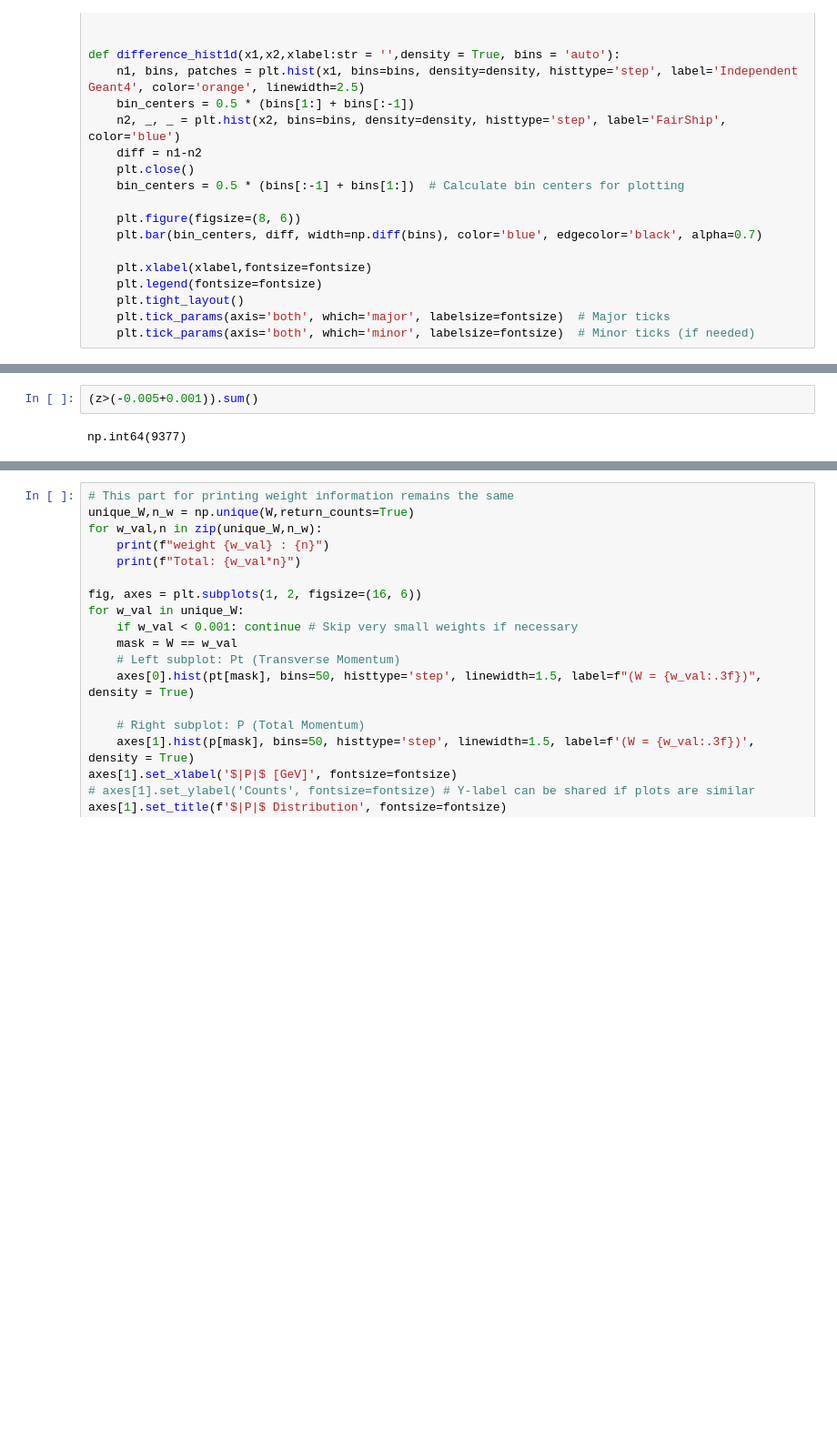
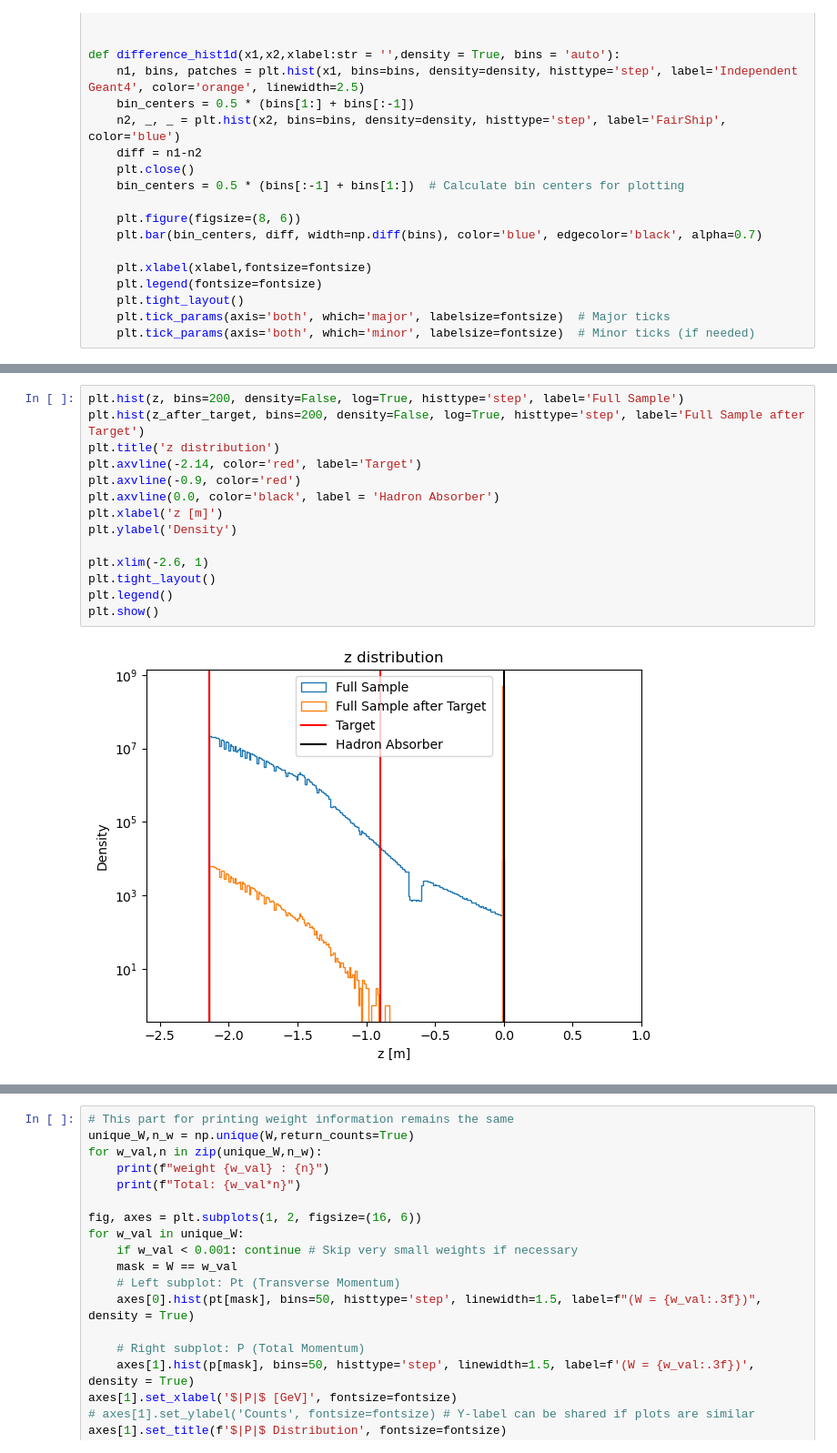
Before and after one commit to lfpc/MuonsAndMatter, a Jupyter notebook: plots/see_input.ipynb, the cells around one changed output, grey strips where cells are left out. Shown at 91% size. Cells and saved outputs as stored; diff of their text form; blank space fills up the shorter version.

```diff
--- a/plots/see_input.ipynb
+++ b/plots/see_input.ipynb
@@ -120,4 +133,16 @@ plt.show()
-# %%
-(z>(-0.005+0.001)).sum()
-# %% [output]
-np.int64(9377)
+# %%
+plt.hist(z, bins=200, density=False, log=True, histtype='step', label='Full Sample')
+plt.hist(z_after_target, bins=200, density=False, log=True, histtype='step', label='Full Sample after Target')
+plt.title('z distribution')
+plt.axvline(-2.14, color='red', label='Target')
+plt.axvline(-0.9, color='red')
+plt.axvline(0.0, color='black', label = 'Hadron Absorber')
+plt.xlabel('z [m]')
+plt.ylabel('Density')
+
+plt.xlim(-2.6, 1)
+plt.tight_layout()
+plt.legend()
+plt.show()
+# %% [output]
+[figure, added]
```
Also changed, not shown: parts of 8 cells of this notebook, 5 other files.
